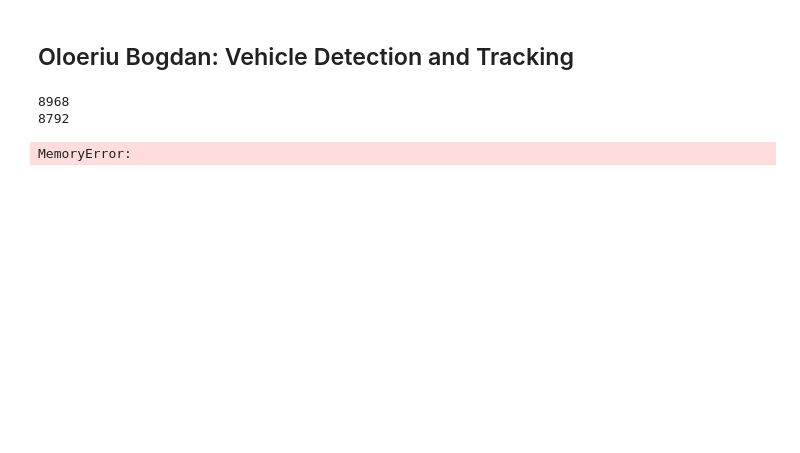
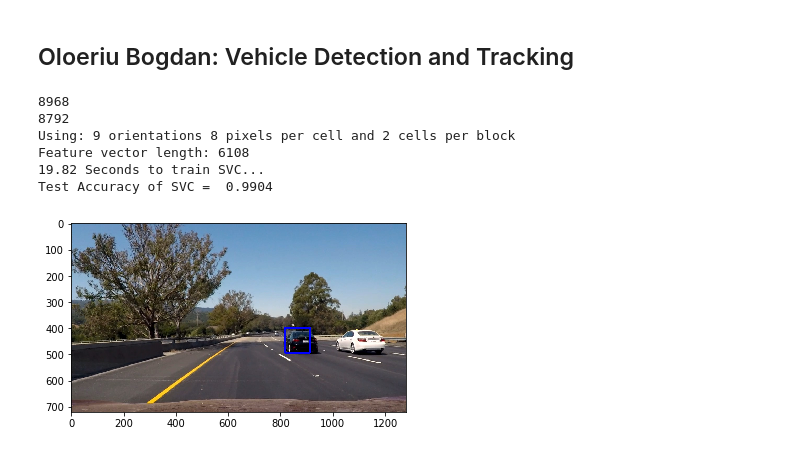
Before and after one commit to bogdan-marian/CarND-Vehicle-Detection, a Jupyter notebook: Vehicle-Detection-and-Tracking.ipynb, the cells around one changed output. Saved outputs shown, nothing was run; the diff lists cells and outputs as text; code cells hidden in the pictures; blank space fills up the shorter version.

```diff
--- a/Vehicle-Detection-and-Tracking.ipynb
+++ b/Vehicle-Detection-and-Tracking.ipynb
@@ -281,17 +281,17 @@ print (len(cars))
 
 
 ### TODO: Tweak these parameters and see how the results change.
-color_space = 'RGB' # Can be RGB, HSV, LUV, HLS, YUV, YCrCb
+color_space = 'HLS' # Can be RGB, HSV, LUV, HLS, YUV, YCrCb
 orient = 9  # HOG orientations
 pix_per_cell = 8 # HOG pixels per cell
 cell_per_block = 2 # HOG cells per block
-hog_channel = 0 # Can be 0, 1, 2, or "ALL"
+hog_channel = "ALL" # Can be 0, 1, 2, or "ALL"
 spatial_size = (16, 16) # Spatial binning dimensions
 hist_bins = 16    # Number of histogram bins
 spatial_feat = True # Spatial features on or off
 hist_feat = True # Histogram features on or off
 hog_feat = True # HOG features on or off
-y_start_stop = [None, None] # Min and max in y to search in slide_window()
+y_start_stop = [350, None] # Min and max in y to search in slide_window()
 
 car_features = extract_features(cars, color_space=color_space,
                         spatial_size=spatial_size, hist_bins=hist_bins,
@@ -338,30 +338,35 @@ t=time.time()
 # %% [output]
 8968
 8792
+Using: 9 orientations 8 pixels per cell and 2 cells per block
+Feature vector length: 6108
+19.82 Seconds to train SVC...
+Test Accuracy of SVC =  0.9904
-MemoryError:
 # %%
 #Test on a immage
 
 image = mpimg.imread('./test_images/test6.jpg')
 draw_image = np.copy(image)
 
 # Uncomment the following line if you extracted training
 # data from .png images (scaled 0 to 1 by mpimg) and the
 # image you are searching is a .jpg (scaled 0 to 255)
-#image = image.astype(np.float32)/255
-draw_image = draw_image.astype(np.float32)/255
+image = image.astype(np.float32)/255
+#draw_image = draw_image.astype(np.float32)/255
 
 windows = slide_window(image, x_start_stop=[None, None], y_start_stop=y_start_stop,
                     xy_window=(96, 96), xy_overlap=(0.5, 0.5))
 
 hot_windows = search_windows(image, windows, svc, X_scaler, color_space=color_space,
                         spatial_size=spatial_size, hist_bins=hist_bins,
                         orient=orient, pix_per_cell=pix_per_cell,
                         cell_per_block=cell_per_block,
                         hog_channel=hog_channel, spatial_feat=spatial_feat,
                         hist_feat=hist_feat, hog_feat=hog_feat)
 
 window_img = draw_boxes(draw_image, hot_windows, color=(0, 0, 255), thick=6)
 
 plt.imshow(window_img)
 plt.show()
+# %% [output]
+[figure, added]
```
